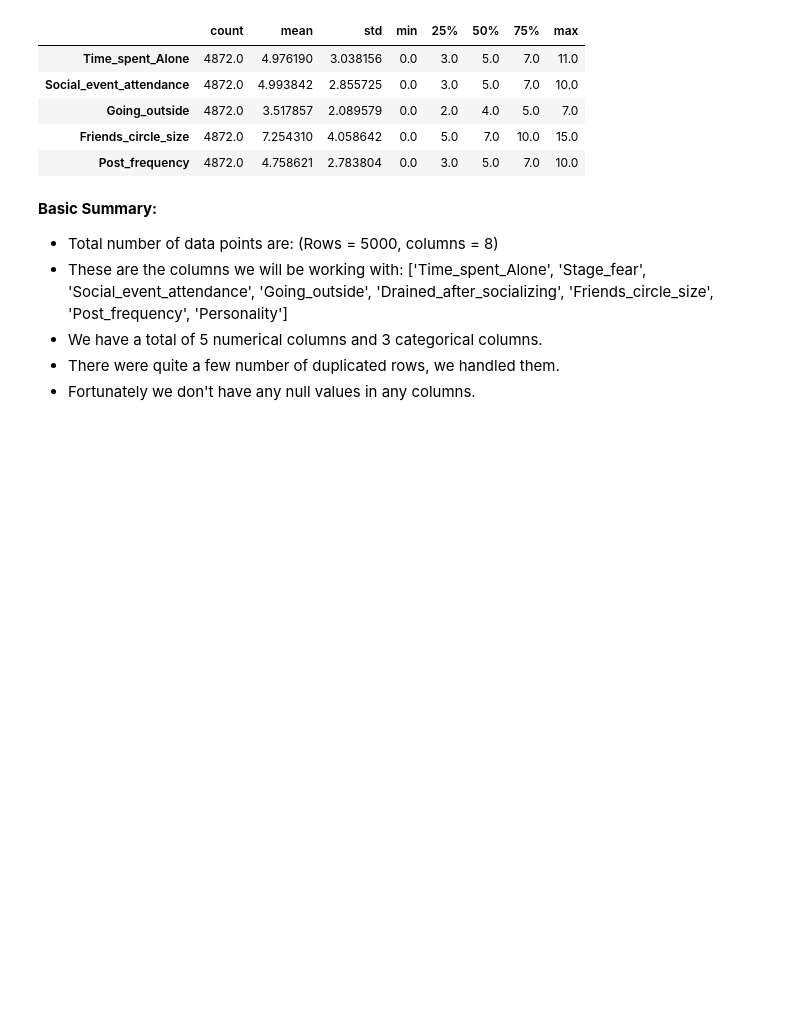
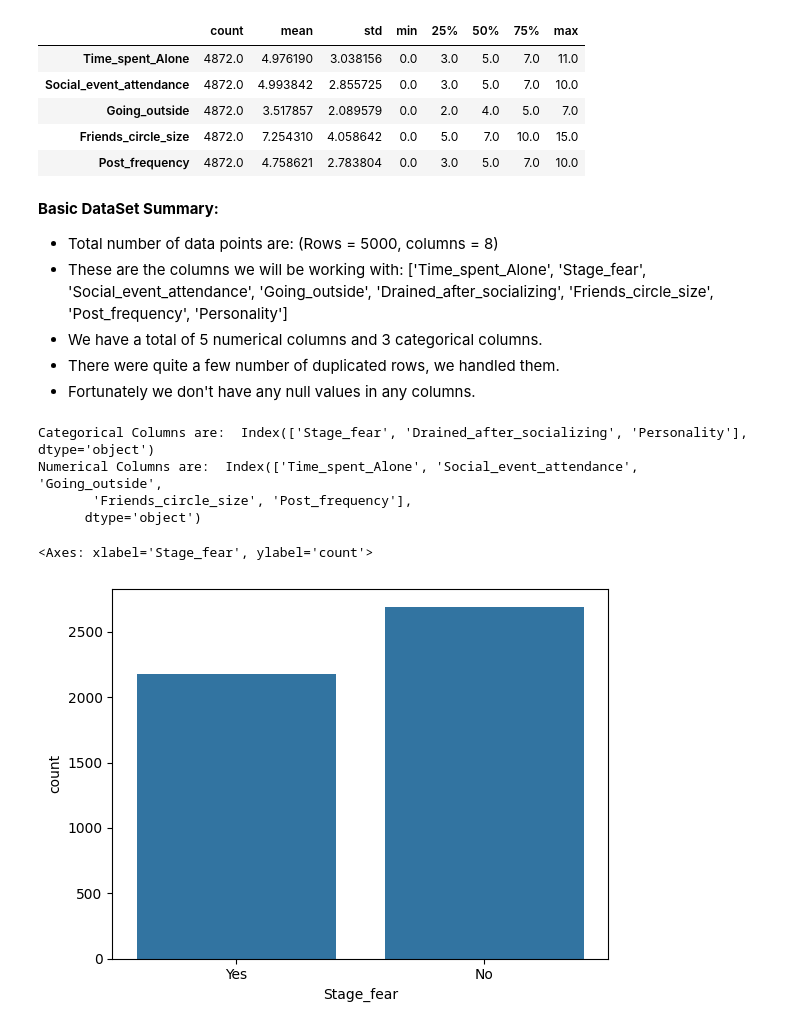
Before and after one commit to rizz045/Predicting-Personality-Traits-Using-Social-Behavior-Patterns, a Jupyter notebook: Personality_Prediction_Using_ML.ipynb, the cells around one changed output. Drawn from its saved outputs; the diff is of its cells as text; code cells hidden in the pictures; blank space fills up the shorter version.

```diff
--- a/Personality_Prediction_Using_ML.ipynb
+++ b/Personality_Prediction_Using_ML.ipynb
@@ -92,7 +92,7 @@ df.describe().T
 | Friends_circle_size | 4872.0 | 7.254310 | 4.058642 | 0.0 | 5.0 | 7.0 | 10.0 | 15.0 |
 | Post_frequency | 4872.0 | 4.758621 | 2.783804 | 0.0 | 3.0 | 5.0 | 7.0 | 10.0 |
 # %% [markdown]
-**Basic Summary:**
+**Basic DataSet Summary:**
 
 * Total number of data points are: (Rows = 5000, columns = 8)
 * These are the columns we will be working with: ['Time_spent_Alone', 'Stage_fear', 'Social_event_attendance',
@@ -101,3 +101,25 @@ df.describe().T
 * We have a total of 5 numerical columns and 3 categorical columns.
 * There were quite a few number of duplicated rows, we handled them.
 * Fortunately we don't have any null values in any columns.
+# %%
+# Let's separate categorical and numerical columns
+col = df.dtypes == object
+obj_cols = (col[col] == True).index
+
+col = df.dtypes != object
+num_cols = (col[col] == True).index
+
+print("Categorical Columns are: ", obj_cols)
+print("Numerical Columns are: ", num_cols)
+# %% [output]
+Categorical Columns are:  Index(['Stage_fear', 'Drained_after_socializing', 'Personality'], dtype='object')
+Numerical Columns are:  Index(['Time_spent_Alone', 'Social_event_attendance', 'Going_outside',
+       'Friends_circle_size', 'Post_frequency'],
+      dtype='object')
+# %%
+# Count plot of categorical columns
+sns.countplot(x=df['Stage_fear'])
+plt.show()
+# %% [output]
+<Axes: xlabel='Stage_fear', ylabel='count'>
+[figure, added]
```
Also changed, not shown: parts of 2 cells of this notebook.
